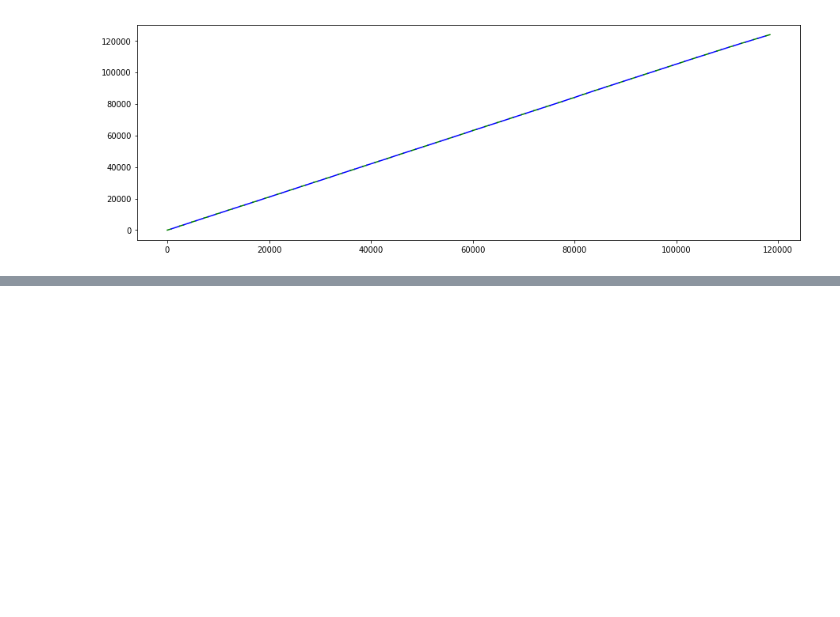
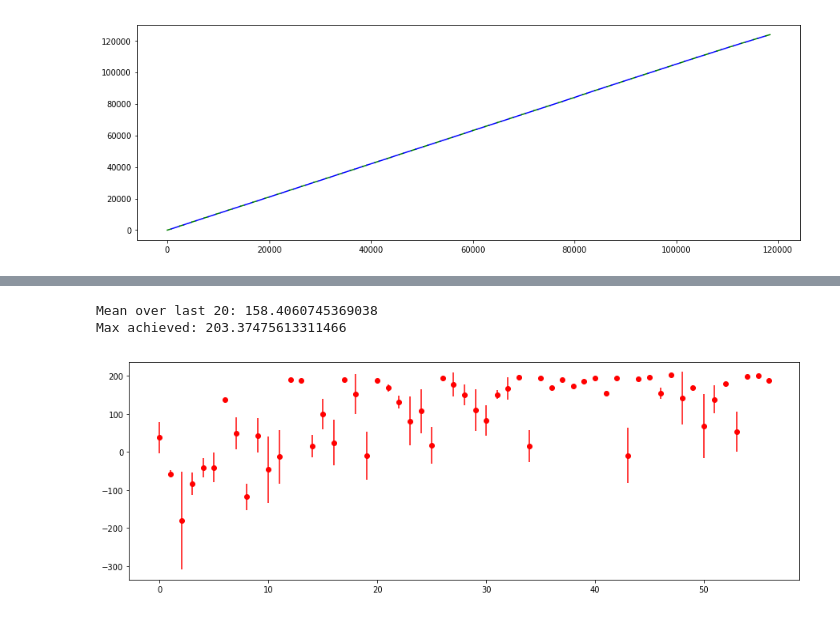
Before and after one commit to nlandolfi/slbo, a Jupyter notebook: notebooks/AF.ipynb, the cells around one changed output, grey strips where cells are left out. Cells and saved outputs as stored; diff of their text form; code cells hidden in the pictures; blank space fills up the shorter version.

```diff
--- a/notebooks/AF.ipynb
+++ b/notebooks/AF.ipynb
@@ -3,7 +3,7 @@ import utils2
 import numpy as np
 import matplotlib.pyplot as plt
 # %%
-r, lines = utils2.load(673810, reload=False)
+r, lines = utils2.load(673810, reload=True)
 r.details()
 print(f"First Stage took {r.slbos[0].stages[0].duration_in_seconds()/60} minutes")
 print(f"First Warmup took {r.warms[1].duration_in_seconds()/60} minutes")
@@ -94,0 +51,5 @@ vel
+# %%
+r, lines = utils2.load(676820, reload=True)
+r.details()
+print(f"First Stage took {r.slbos[0].stages[0].duration_in_seconds()/60} minutes")
+print(f"First Warmup took {r.warms[1].duration_in_seconds()/60} minutes")
@@ -94,0 +65,8 @@ vel
+# %%
+print(f"Mean over last 20: {np.mean(r.post_slbo_real_eval_means[-20:])}")
+print(f"Max achieved: {np.max(r.post_slbo_real_eval_means)}")
+r.plot_post_slbo_evals()
+# %% [output]
+Mean over last 20: 158.4060745369038
+Max achieved: 203.37475613311466
+[figure, added]
```
Also changed, not shown: parts of 9 cells of this notebook, 6 other files.
